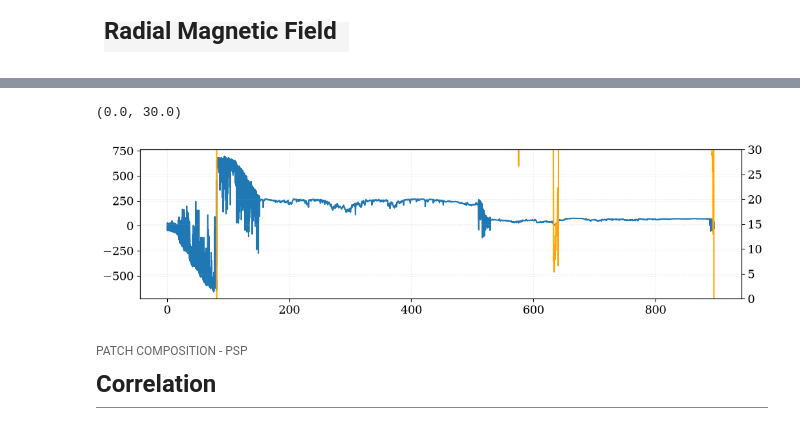
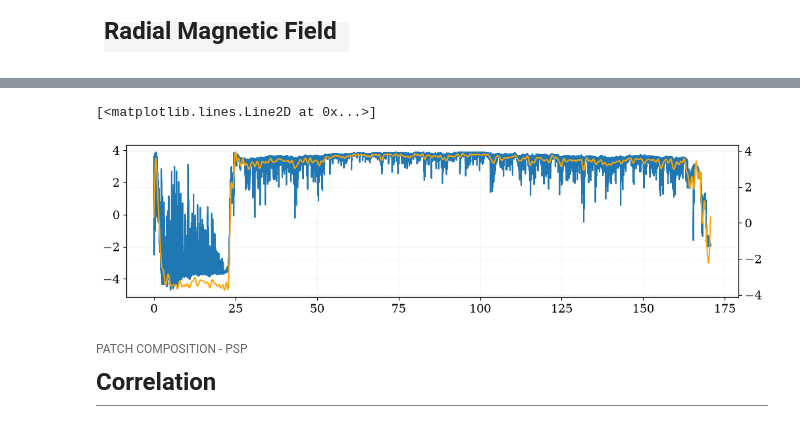
Before and after one commit to TristanVrg/patch-composition, a Jupyter notebook: Analysis/patch-psp.ipynb, the cells around one changed output, grey strips where cells are left out. Cells and saved outputs as stored; diff of their text form; code cells hidden in the pictures.

```diff
--- a/Analysis/patch-psp.ipynb
+++ b/Analysis/patch-psp.ipynb
@@ -250,3 +312,7 @@ plt.plot(s_psp_deg, Vp_rtn_PSP['vr'])
+# %%
+ds = np.min(np.diff(s_psp_deg))
+
+s_psp_new = np.arange(s_psp_deg[0], s_psp_deg[-1], ds)
 # %% [markdown]
 <div style="
     font-family: 'Times New Roman', serif;
@@ -311,8 +377,6 @@ f_cut = 9e-1
 Vp_rtn_PSP.loc[np.isnan(Vp_rtn_PSP['vr']), "vr"] = np.mean(Vp_rtn_PSP['vr'])
 
 # --- Regular sampling ---
-s_psp_new = np.linspace(0, max(s_psp_deg), int(max(s_psp_deg)/min(np.diff(s_psp_deg))))
-
 v_r_interp = interp1d(s_psp_deg, Vp_rtn_PSP['vr'], kind='linear', bounds_error=False, fill_value="extrapolate")
 v_r_new = v_r_interp(s_psp_new)
 # %%
@@ -557,14 +621,13 @@ axb.set_ylim(0, 0.2)
 
 </div>
 # %%
-Br_PSP = data_psp['Br']
-Br_PSP = pd.DataFrame(Br_PSP)
-Br_PSP.columns = ["Br"]
+Br_norm_PSP = pd.DataFrame(Br_norm_PSP)
+Br_norm_PSP.columns = ["Br_norm"]
 # %%
-Br_PSP.loc[np.isnan(Br_PSP['Br']), "Br"] = np.mean(Br_PSP['Br'])
+Br_norm_PSP.loc[np.isnan(Br_norm_PSP['Br_norm']), "Br_norm"] = np.mean(Br_norm_PSP['Br_norm'])
 
 # --- Regular sampling ---
-br_interp = interp1d(s_psp_deg, Br_PSP['Br'], kind='linear', bounds_error=False, fill_value="extrapolate")
+br_interp = interp1d(s_psp_deg, Br_norm_PSP['Br_norm'], kind='linear', bounds_error=False, fill_value="extrapolate")
 br_new = br_interp(s_psp_new)
 # %%
 plt.figure(figsize=(14, 3))
@@ -597,15 +660,15 @@ fft_br_copy = fft_br.copy()
 
 fft_br[idx_cut_br + 1:] = 0.0
 # %%
-filter_data_br = np.fft.irfft(fft_br)
+filter_data_br = np.fft.irfft(fft_br, n=len(s_psp_new))
 fig, ax = plt.subplots(figsize=(12, 3))
 axb = ax.twinx()
 ax.plot(s_psp_new, br_new)
 axb.plot(s_psp_new, filter_data_br, color='orange')
-axb.set_ylim(0, 30)
+# axb.set_ylim(0, 30)
 # %% [output]
-(0.0, 30.0)
+[<matplotlib.lines.Line2D at 0x...>]
-[figure, old version]
+[figure, new version]
 # %% [markdown]
 <div style="
     font-family: 'Times New Roman', serif;
```
Also changed, not shown: parts of 23 cells of this notebook, 2 other files.
